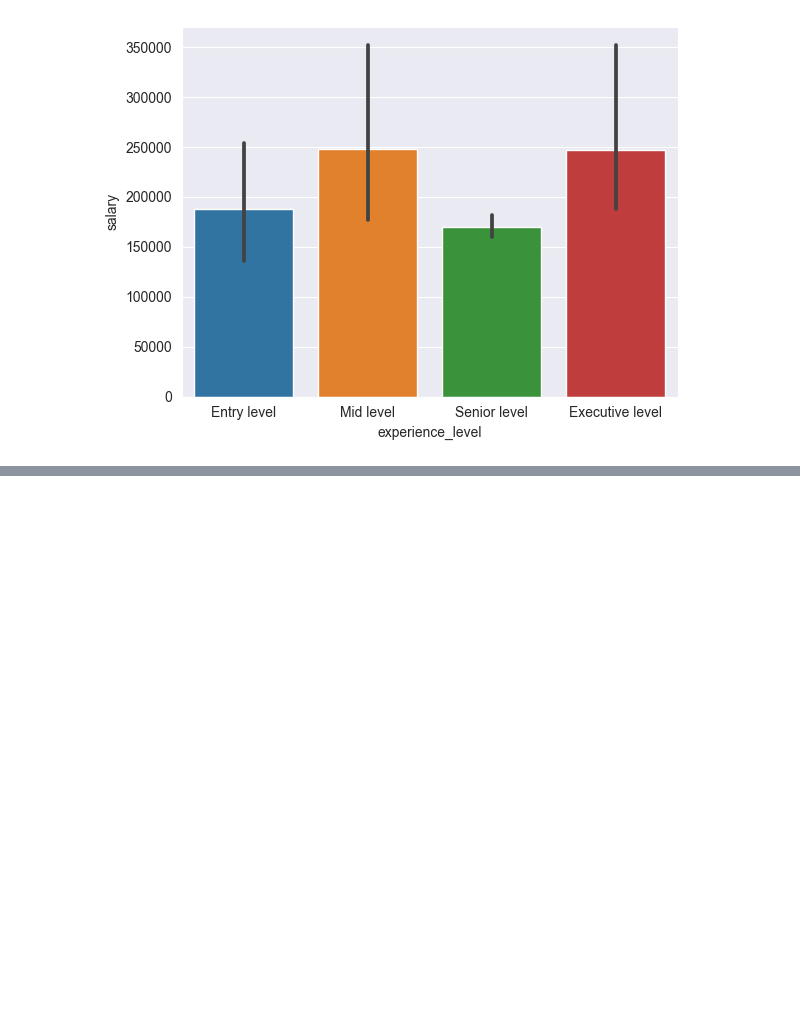
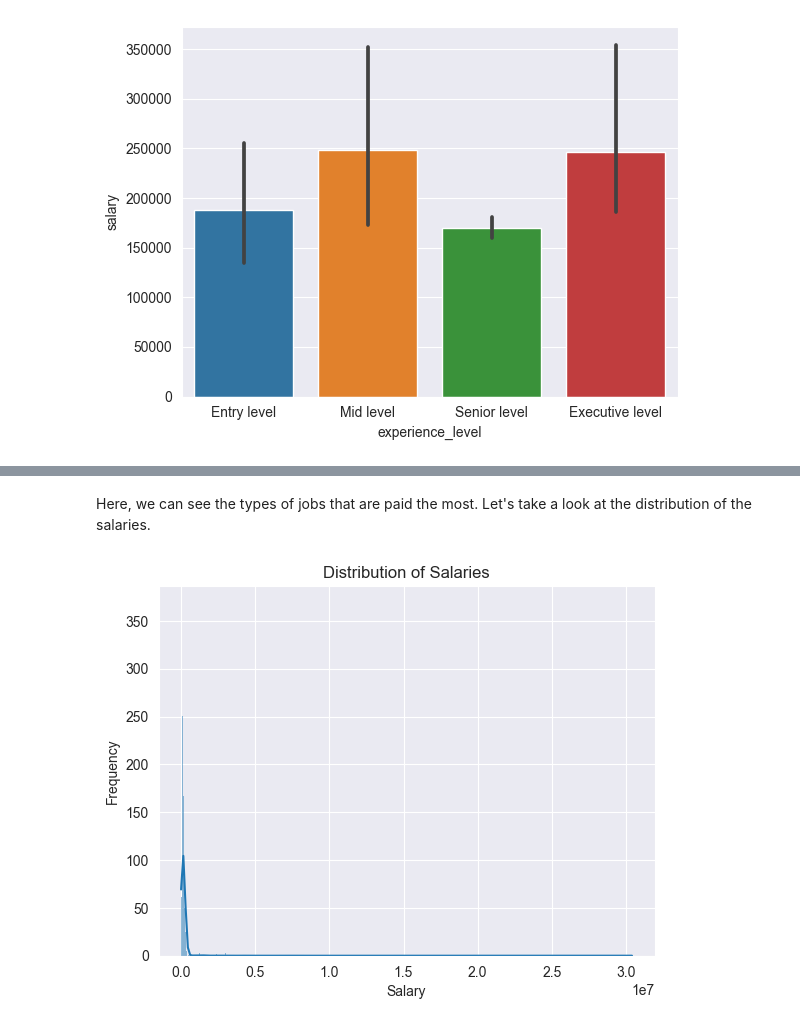
Before and after one commit to nicholaschia1/Data-Science-Salary-Analysis, a Jupyter notebook: Data Science Salaries Visualization.ipynb, the cells around one changed output, grey strips where cells are left out. Drawn from its saved outputs; the diff is of its cells as text; code cells hidden in the pictures; blank space fills up the shorter version.

Commit message:
added extra visualizations

```diff
--- a/Data Science Salaries Visualization.ipynb
+++ b/Data Science Salaries Visualization.ipynb
@@ -164,0 +174,10 @@ sns.barplot(data = df, x='job_grouping', y='salary')
+# %% [markdown]
+Here, we can see the types of jobs that are paid the most. Let's take a look at the distribution of the salaries.
+# %%
+sns.histplot(data=df, x='salary', kde=True)
+plt.xlabel('Salary')
+plt.ylabel('Frequency')
+plt.title('Distribution of Salaries')
+plt.show()
+# %% [output]
+[figure, added]
```
Also changed, not shown: parts of 4 cells of this notebook.
